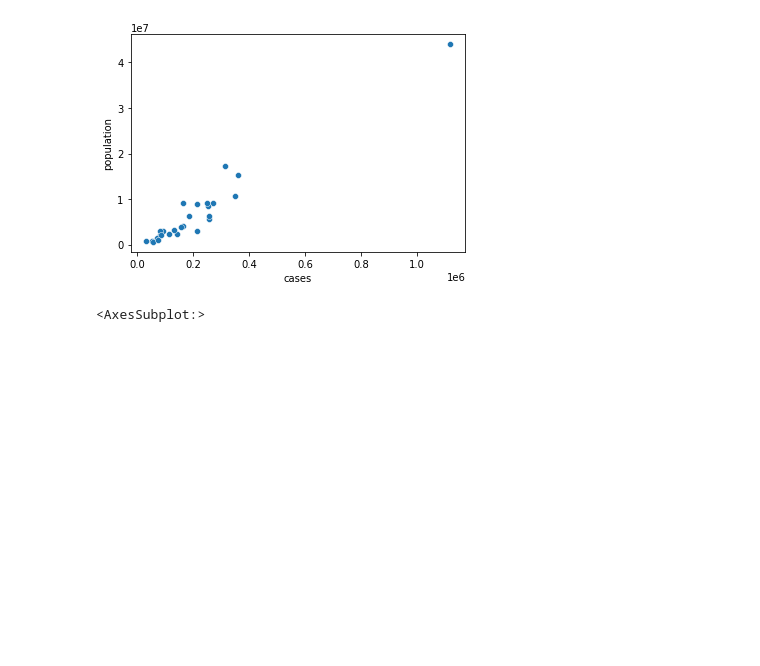
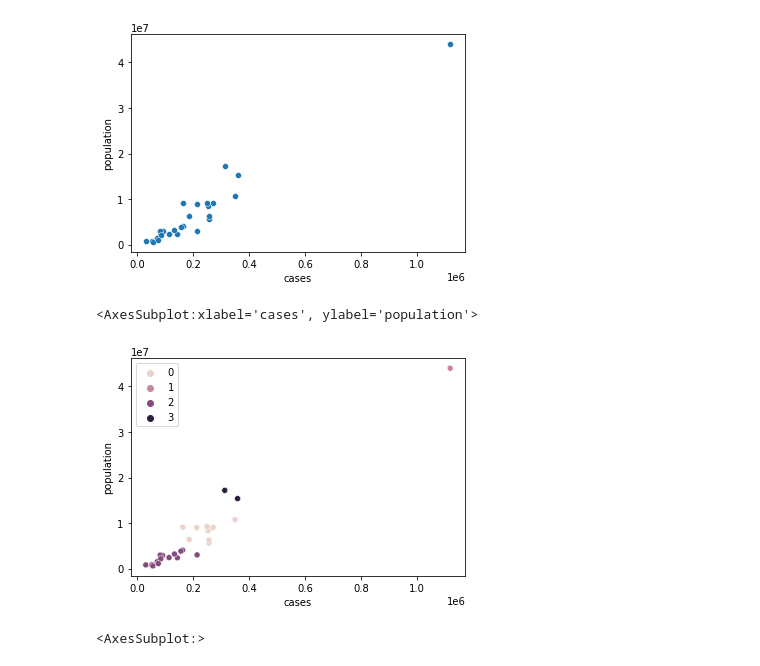
Before and after one commit to Thomasr-02/COVID-DataAnalysis, a Jupyter notebook: dataAnalysis.ipynb, the cells around one changed output. Saved outputs shown, nothing was run; the diff lists cells and outputs as text; code cells hidden in the pictures; blank space fills up the shorter version.

Commit message:
Finish kmeans excution

```diff
--- a/dataAnalysis.ipynb
+++ b/dataAnalysis.ipynb
@@ -185,6 +185,15 @@ sns.scatterplot(data=casos_estados, x="cases",y="population")
 # %% [output]
 <AxesSubplot:xlabel='cases', ylabel='population'>
 [figure]
+# %%
+casos_estados_kmeans = casos_estados[["cases","population"]]
+kmeans = KMeans(n_clusters=4).fit(casos_estados_kmeans)
+# %%
+
+sns.scatterplot( data=casos_estados_kmeans, x="cases", y="population", hue=kmeans.labels_)
+# %% [output]
+<AxesSubplot:xlabel='cases', ylabel='population'>
+[figure, added]
 # %%
 sns.heatmap(casos_estados.corr(), annot=True)
 # %% [output]
```
Also changed, not shown: parts of 5 cells of this notebook.
